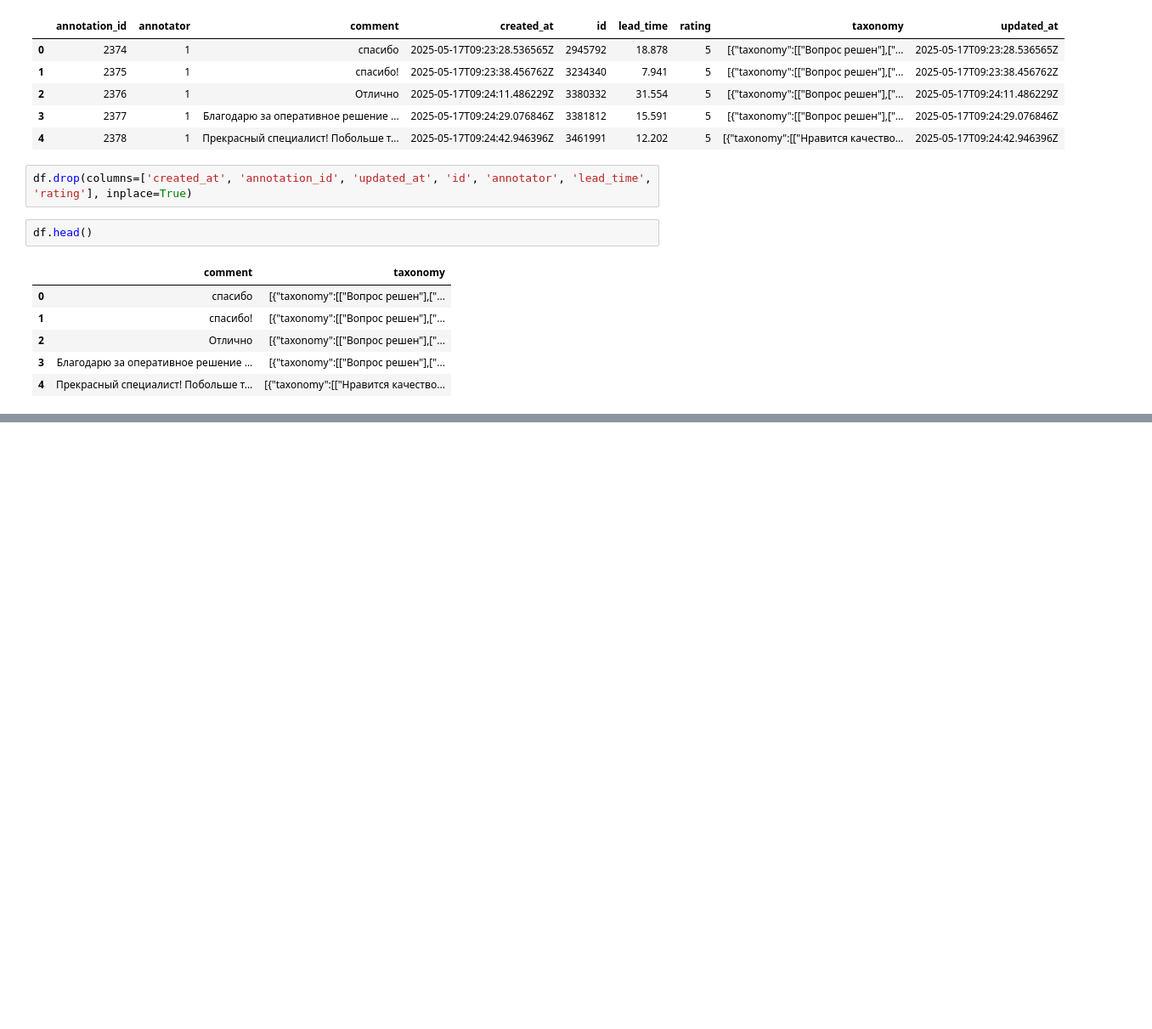
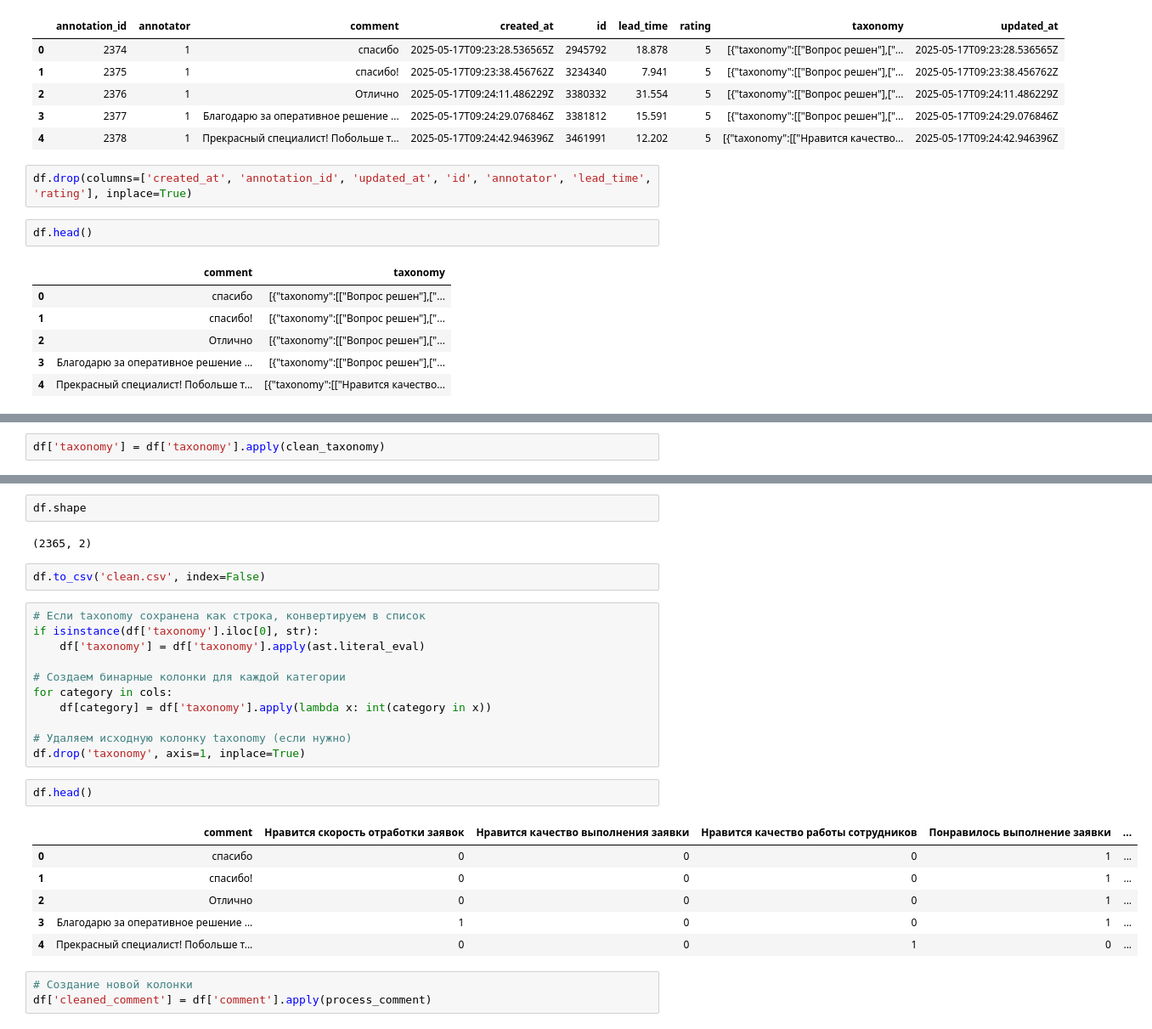
Before and after one commit to linkkdm/intens4, a Jupyter notebook: main.ipynb, the cells around one changed output, grey strips where cells are left out. Shown: that part at 85% size. Saved outputs shown, nothing was run; the diff lists cells and outputs as text; blank space fills up the shorter version.

Commit message:
update clean

```diff
--- a/main.ipynb
+++ b/main.ipynb
@@ -73,0 +77,2 @@ df.to_csv('clean.csv', index=False)
+# %%
+df['taxonomy'] = df['taxonomy'].apply(clean_taxonomy)
@@ -73,0 +104,29 @@ df.to_csv('clean.csv', index=False)
+# %%
+df.shape
+# %% [output]
+(2365, 2)
+# %%
+df.to_csv('clean.csv', index=False)
+# %%
+# Если taxonomy сохранена как строка, конвертируем в список
+if isinstance(df['taxonomy'].iloc[0], str):
+    df['taxonomy'] = df['taxonomy'].apply(ast.literal_eval)
+
+# Создаем бинарные колонки для каждой категории
+for category in cols:
+    df[category] = df['taxonomy'].apply(lambda x: int(category in x))
+
+# Удаляем исходную колонку taxonomy (если нужно)
+df.drop('taxonomy', axis=1, inplace=True)
+# %%
+df.head()
+# %% [output]
+|  | comment | Нравится скорость отработки заявок | Нравится качество выполнения заявки | Нравится качество работы сотрудников | Понравилось выполнение заявки | ... |
+| 0 | спасибо | 0 | 0 | 0 | 1 | ... |
+| 1 | спасибо! | 0 | 0 | 0 | 1 | ... |
+| 2 | Отлично | 0 | 0 | 0 | 1 | ... |
+| 3 | Благодарю за оперативное решение ... | 1 | 0 | 0 | 1 | ... |
+| 4 | Прекрасный специалист! Побольше т... | 0 | 0 | 1 | 0 | ... |
+# %%
+# Создание новой колонки
+df['cleaned_comment'] = df['comment'].apply(process_comment)
```
Also changed, not shown: parts of 7 cells of this notebook, 2 other files.
